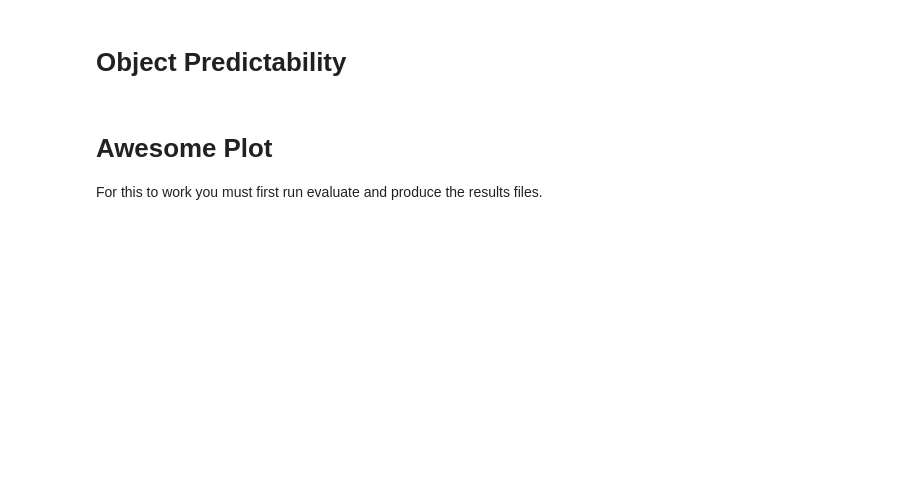
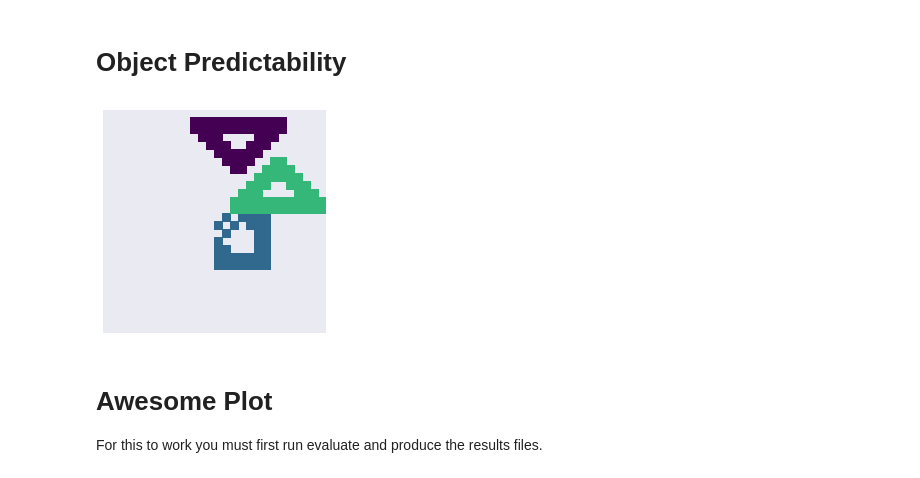
Before and after one commit to Qwlouse/Binding, a Jupyter notebook: Plots.ipynb, the cells around one changed output. Saved outputs shown, nothing was run; the diff lists cells and outputs as text; code cells hidden in the pictures; blank space fills up the shorter version.

```diff
--- a/Plots.ipynb
+++ b/Plots.ipynb
@@ -36,7 +36,7 @@ examples = {
     'easy_superpos': 42,
     'multi_mnist_thresholded': 456,
     'mnist_shapes': 100,
-    'shapes': 21
+    'shapes': 0
 }
 # %%
 all_data = []
@@ -63,19 +65,21 @@ fig.savefig('figures/dataset_preview.pdf', bbox_inches='tight', pad_inches=0)
 # %% [markdown]
 # Object Predictability
 # %%
-i = 23
+i = 52
 with h5py.File(os.path.join(DATA_DIR, 'shapes.h5'), 'r') as f:
     x = f['test/groups'][0, i, :, :, 0]
 
 def build_checkerboard(w, h) :
     re = np.r_[ w*[0,1] ]        # even-numbered rows
     ro = np.r_[ w*[1,0] ]        # odd-numbered rows
     return np.row_stack(h*(re, ro))
 
 corrupted_x = x.copy()
-corrupted_x[20:24, 8:12] *= build_checkerboard(2, 2)
+corrupted_x[13:17, 14:18] *= build_checkerboard(2, 2)
 sns.heatmap(corrupted_x, mask=corrupted_x==0, square=True, xticklabels=False, yticklabels=False, cmap='viridis_r', cbar=False)#, linewidth=0.01)
 plt.savefig('figures/object_predictability.pdf', bbox_inches='tight', pad_inches=0)
+# %% [output]
+[figure, added]
 # %% [markdown]
 # Awesome Plot
 For this to work you must first run evaluate and produce the results files.
```
Also changed, not shown: parts of 15 cells of this notebook, 35 other files.
